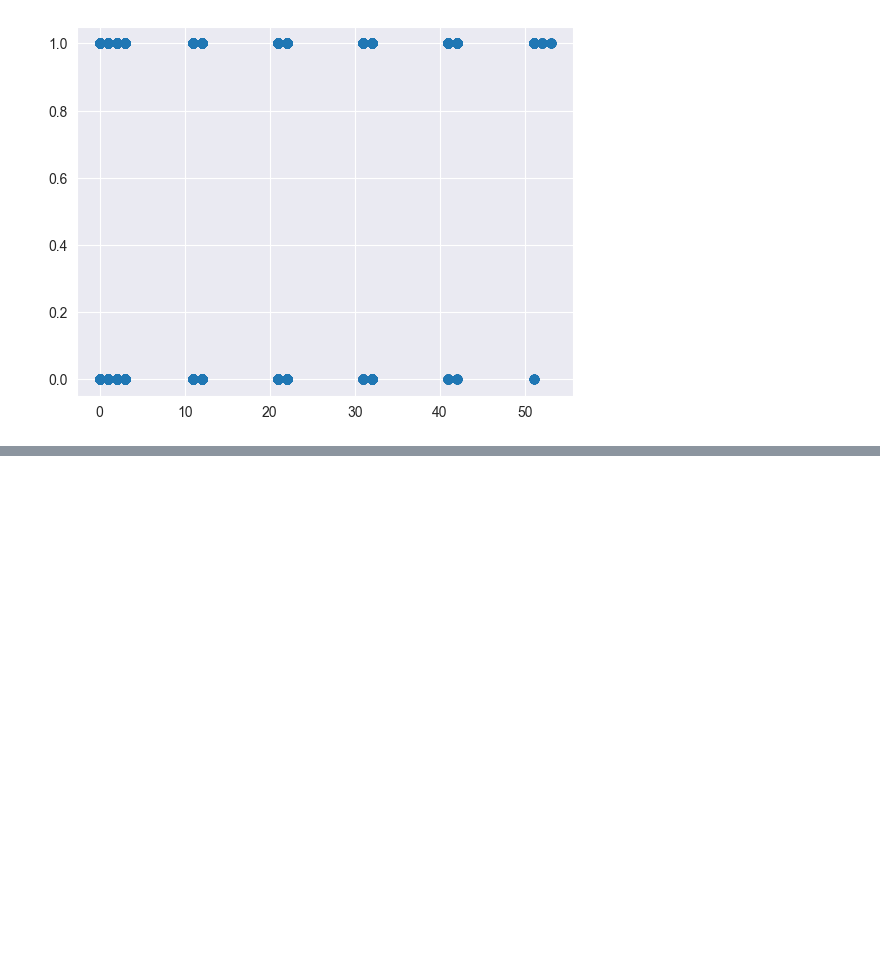
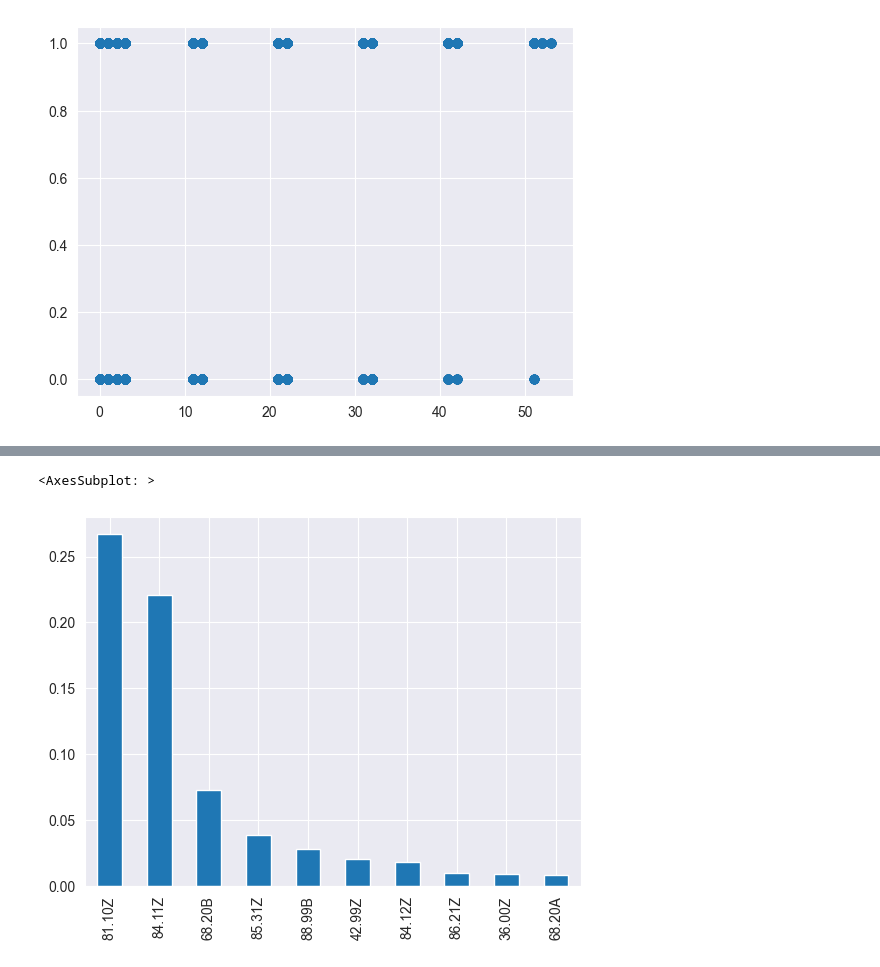
Before and after one commit to JonathanLouamba/Projet_GGVie, a Jupyter notebook: Detection_UniteLegale.ipynb, the cells around one changed output, grey strips where cells are left out. Cells and saved outputs as stored; diff of their text form; code cells hidden in the pictures; blank space fills up the shorter version.

```diff
--- a/Detection_UniteLegale.ipynb
+++ b/Detection_UniteLegale.ipynb
@@ -166,0 +236,5 @@ plt.scatter(df["trancheEffectifsUniteLegale"], df["caractereEmployeurUniteLegale
+# %%
+pd.Series(encoder_apul.inverse_transform(df["activitePrincipaleUniteLegale"])).value_counts(normalize=True)[:10].plot(kind='bar')
+# %% [output]
+<AxesSubplot: >
+[figure, added]
```
Also changed, not shown: parts of 5 cells of this notebook, 4 other files.
